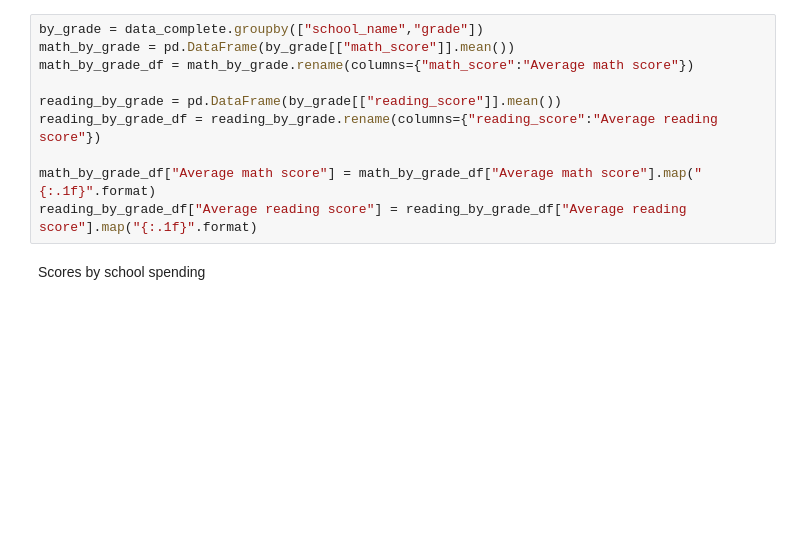
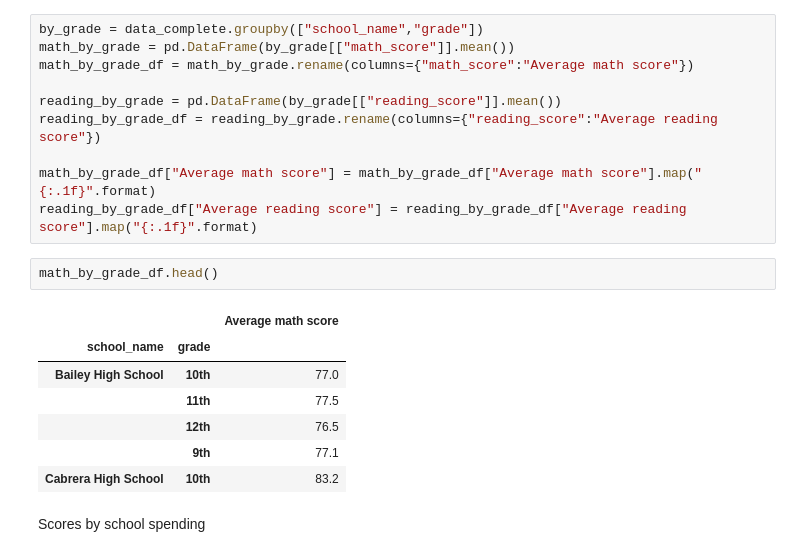
Before and after one commit to BlufferMK/pandas_challenge, a Jupyter notebook: PyCitySchools/PyCitySchools.ipynb, the cells around one changed output. Drawn from its saved outputs; the diff is of its cells as text; blank space fills up the shorter version.

```diff
--- a/PyCitySchools/PyCitySchools.ipynb
+++ b/PyCitySchools/PyCitySchools.ipynb
@@ -344,6 +354,16 @@ reading_by_grade_df = reading_by_grade.rename(columns={"reading_score":"Average
 
 math_by_grade_df["Average math score"] = math_by_grade_df["Average math score"].map("{:.1f}".format)
 reading_by_grade_df["Average reading score"] = reading_by_grade_df["Average reading score"].map("{:.1f}".format)
+# %%
+math_by_grade_df.head()
+# %% [output]
+|  |  | Average math score |
+| school_name | grade |  |
+| Bailey High School | 10th | 77.0 |
+|  | 11th | 77.5 |
+|  | 12th | 76.5 |
+|  | 9th | 77.1 |
+| Cabrera High School | 10th | 83.2 |
 # %% [markdown]
 Scores by school spending
 # %%
```
Also changed, not shown: parts of 11 cells of this notebook.
